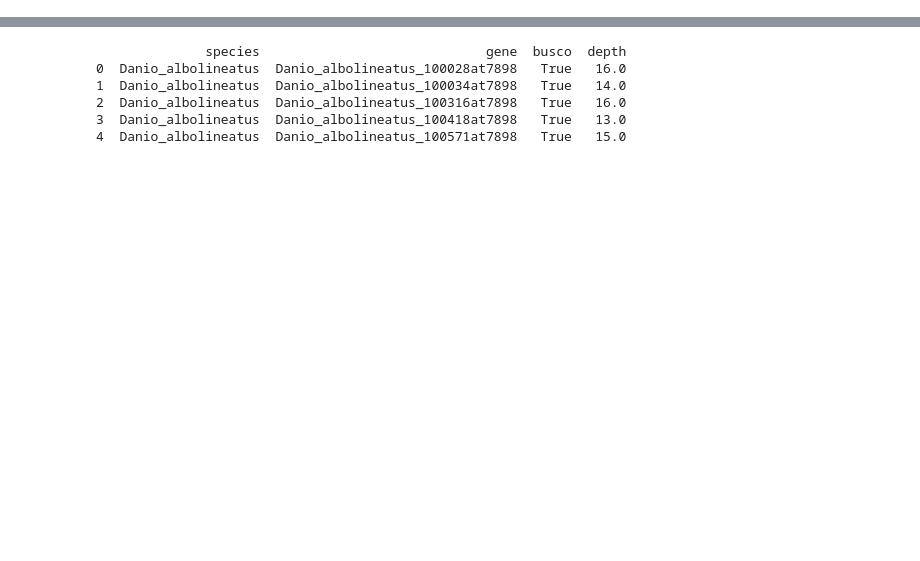
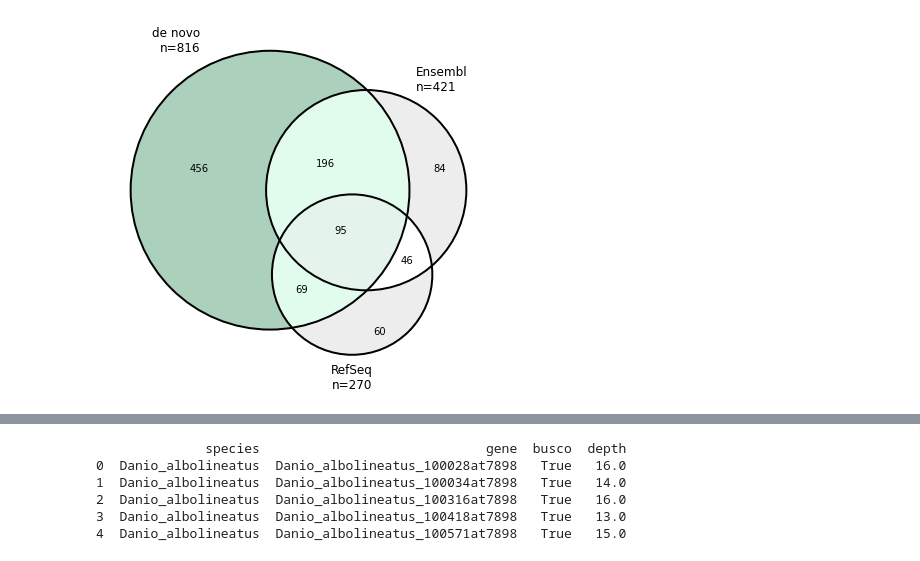
Before and after one commit to jonathan-wells/finz-znf, a Jupyter notebook: analysis/genome_quality_control.ipynb, the cells around one changed output, grey strips where cells are left out. Cells and saved outputs as stored; diff of their text form; code cells hidden in the pictures; blank space fills up the shorter version.

```diff
--- a/analysis/genome_quality_control.ipynb
+++ b/analysis/genome_quality_control.ipynb
@@ -9,0 +13,18 @@ from collections import defaultdict
+# %%
+with open('../data/finz_znf_overlap_70.txt') as infile:
+    overlap = [int(line.split()[-1]) for line in infile]
+ndenovo = overlap[0] + overlap[2] + overlap[4] + overlap[6]
+nensembl = overlap[1] + overlap[2] + overlap[5] + overlap[6]
+nrefseq = overlap[3] + overlap[4] + overlap[5] + overlap[6]
+
+# (A, B, AB, C, AC, BC, ABC)
+fig, ax = plt.subplots(figsize=(7, 7))
+venn3(subsets=overlap,
+      set_labels=(f'de novo\nn={ndenovo}', f'Ensembl\nn={nensembl}', f'RefSeq\nn={nrefseq}'),
+      set_colors=('seagreen', 'lightgrey', 'lightgrey'),)
+venn3_circles(subsets=overlap)
+fig.savefig('../figs/annotation_venn.pdf', bbox_inches='tight', dpi=300)
+fig.savefig('../figs/annotation_venn.png', bbox_inches='tight', dpi=300)
+plt.show()
+# %% [output]
+[figure, added]
```
Also changed, not shown: parts of 9 cells of this notebook, 6 other files.
